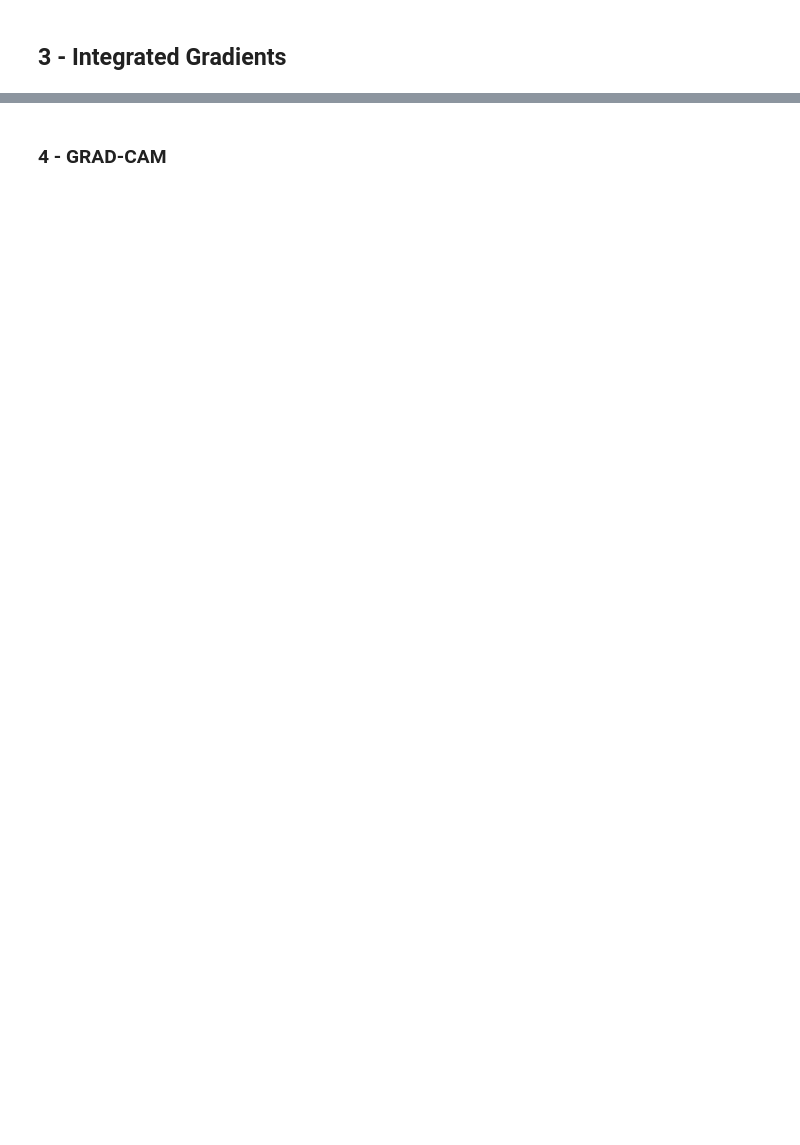
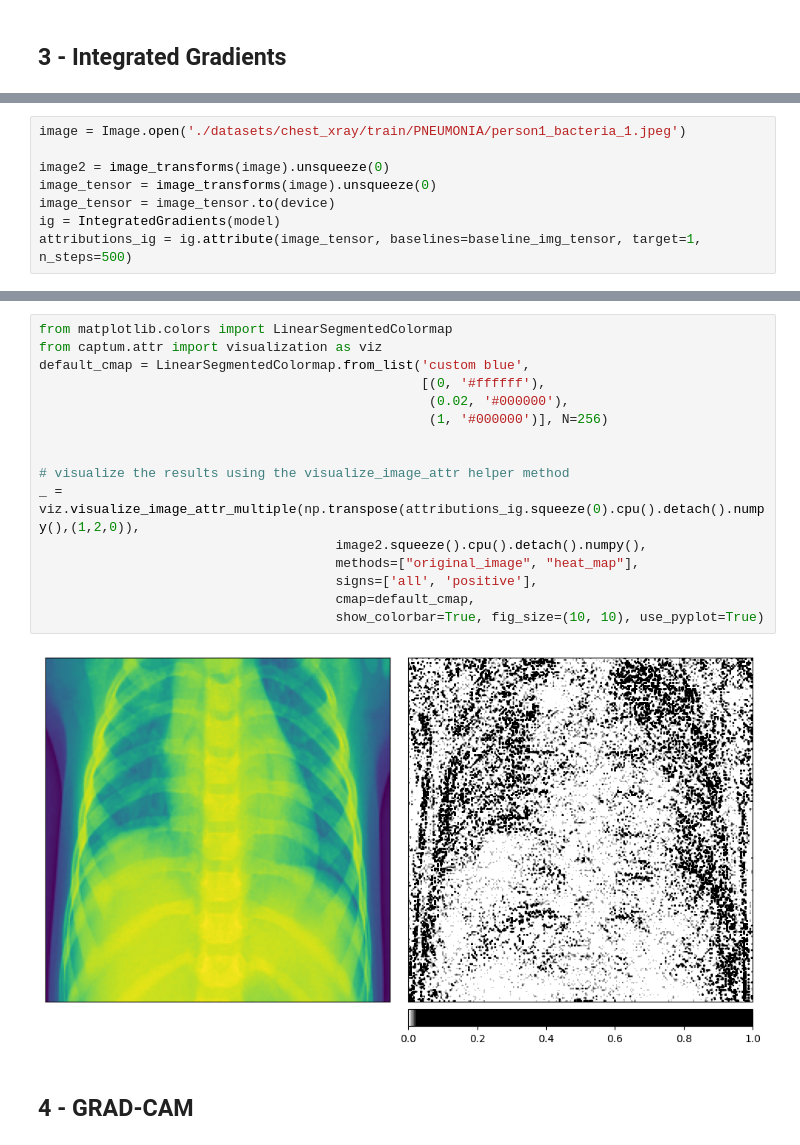
Before and after one commit to nexusfb/ETH-MLxHC-Interpretable-Medical-Data-Classification, a Jupyter notebook: pj1_pt2f.ipynb, the cells around one changed output, grey strips where cells are left out. Cells and saved outputs as stored; diff of their text form; blank space fills up the shorter version.

```diff
--- a/pj1_pt2f.ipynb
+++ b/pj1_pt2f.ipynb
@@ -286,0 +473,8 @@ visualize_attributions(test_df_label_1, title='Pneunoma')
+# %%
+image = Image.open('./datasets/chest_xray/train/PNEUMONIA/person1_bacteria_1.jpeg')
+
+image2 = image_transforms(image).unsqueeze(0)
+image_tensor = image_transforms(image).unsqueeze(0)
+image_tensor = image_tensor.to(device)
+ig = IntegratedGradients(model)
+attributions_ig = ig.attribute(image_tensor, baselines=baseline_img_tensor, target=1, n_steps=500)
@@ -287,2 +487,20 @@ visualize_attributions(test_df_label_1, title='Pneunoma')
+# %%
+from matplotlib.colors import LinearSegmentedColormap
+from captum.attr import visualization as viz
+default_cmap = LinearSegmentedColormap.from_list('custom blue',
+                                                 [(0, '#ffffff'),
+                                                  (0.02, '#000000'),
+                                                  (1, '#000000')], N=256)
+
+
+# visualize the results using the visualize_image_attr helper method
+_ = viz.visualize_image_attr_multiple(np.transpose(attributions_ig.squeeze(0).cpu().detach().numpy(),(1,2,0)),
+                                      image2.squeeze().cpu().detach().numpy(),
+                                      methods=["original_image", "heat_map"],
+                                      signs=['all', 'positive'],
+                                      cmap=default_cmap,
+                                      show_colorbar=True, fig_size=(10, 10), use_pyplot=True)
+# %% [output]
+[figure, added]
 # %% [markdown]
-### 4 - GRAD-CAM
+## 4 - GRAD-CAM
```
Also changed, not shown: parts of 18 cells of this notebook, 2 other files.
